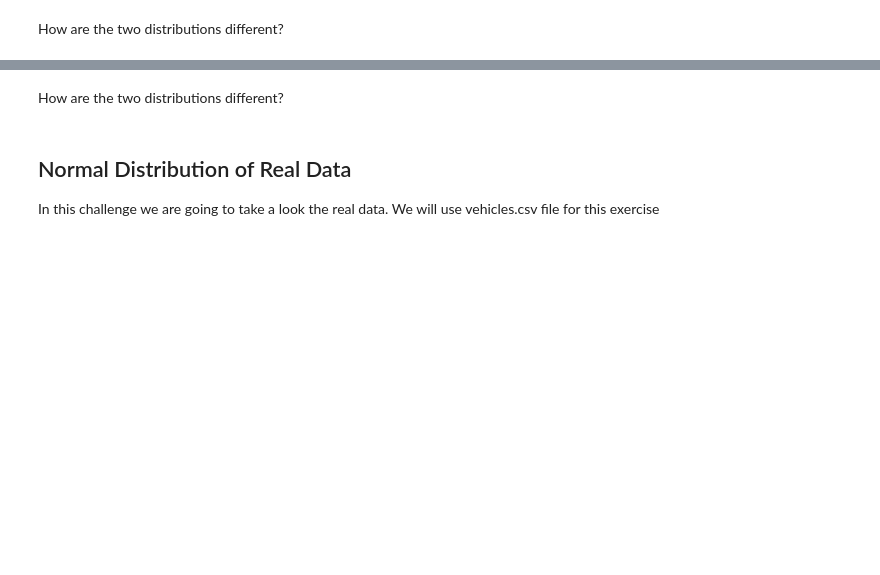
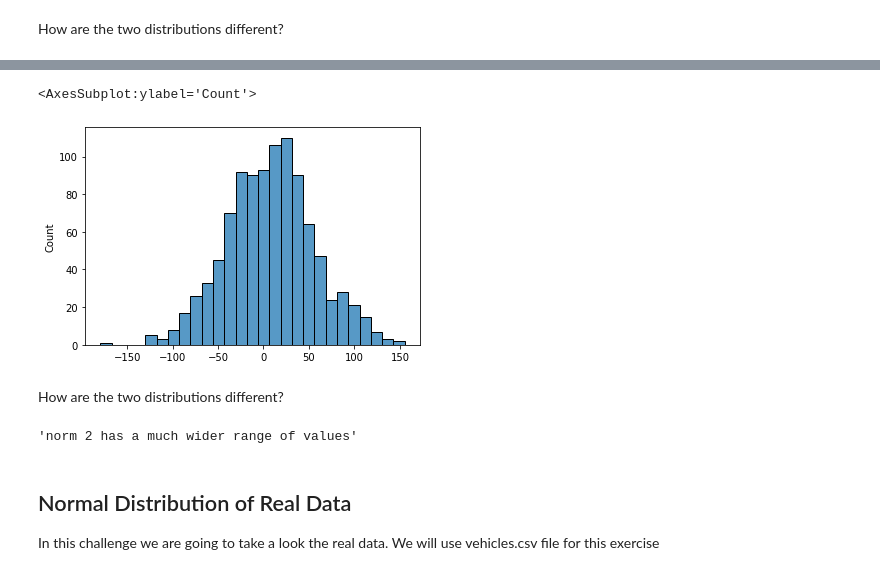
Before and after one commit to Ironhack-Data-Madrid-Enero-2021/lab-continuous-probability-distribution, a Jupyter notebook: your-code/main.ipynb, the cells around one changed output, grey strips where cells are left out. Saved outputs shown, nothing was run; the diff lists cells and outputs as text; code cells hidden in the pictures; blank space fills up the shorter version.

```diff
--- a/your-code/main.ipynb
+++ b/your-code/main.ipynb
@@ -67,7 +113,15 @@ Expected output:
+# %%
+sns.histplot(norm2)
+# %% [output]
+<AxesSubplot:ylabel='Count'>
+[figure, added]
 # %% [markdown]
 How are the two distributions different?
 # %%
 # your answer below
+'''norm 2 has a much wider range of values'''
+# %% [output]
+'norm 2 has a much wider range of values'
 # %% [markdown]
 ## Normal Distribution of Real Data
 
```
Also changed, not shown: parts of 30 cells of this notebook.
